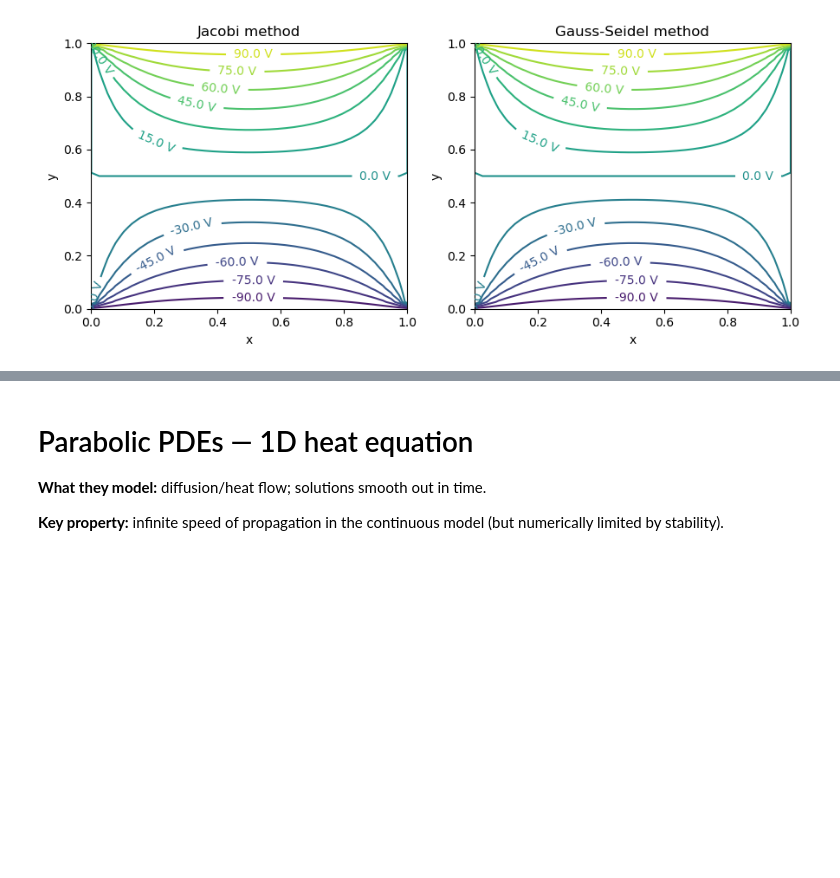
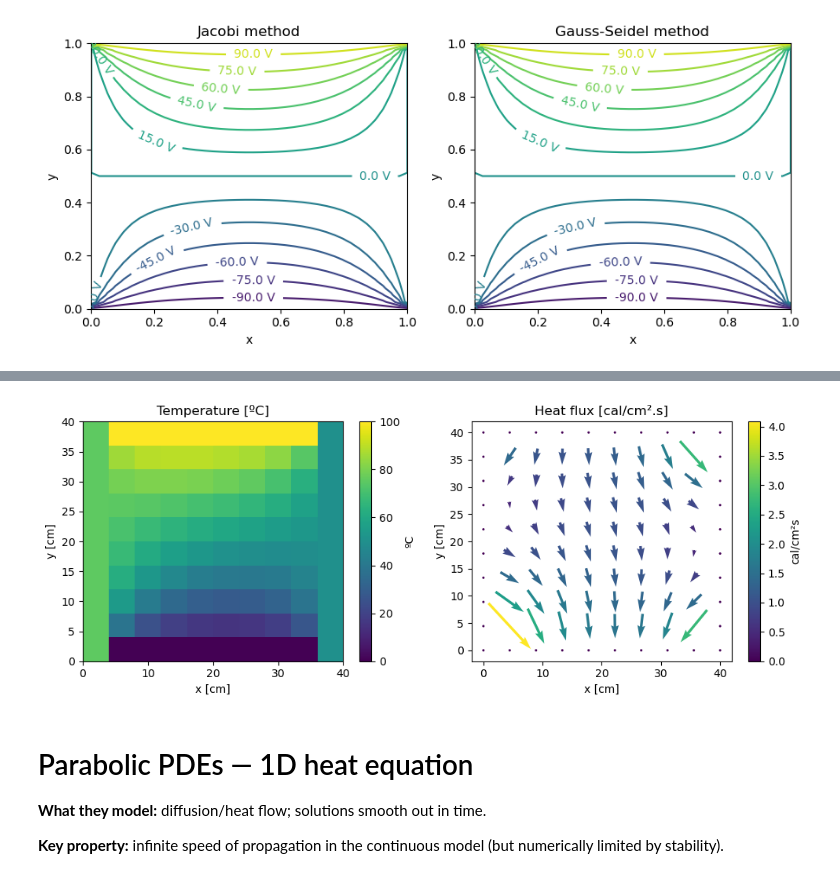
Before and after one commit to AlejandroRG03/computacion_master, a Jupyter notebook: USC-FCA-main/PDEs_notebook.ipynb, the cells around one changed output, grey strips where cells are left out. Drawn from its saved outputs; the diff is of its cells as text; code cells hidden in the pictures; blank space fills up the shorter version.

```diff
--- a/USC-FCA-main/PDEs_notebook.ipynb
+++ b/USC-FCA-main/PDEs_notebook.ipynb
@@ -753,3 +794,91 @@ Once the steady state is reached, Fourier’s law gives the heat fluxes in both
 q_x &= -k \frac{\partial T}{\partial x} \simeq -k \frac{T_{i,j+1} - T_{i,j-1}}{2h}, \\
 q_y &= -k \frac{\partial T}{\partial y} \simeq -k \frac{T_{i+1,j} - T_{i-1,j}}{2h}.
 \end{align}
+# %%
+import numpy as np
+import matplotlib.pyplot as plt
+
+def heat_step(T, bc_mask, bc_vals):
+
+    Tn = T.copy()
+    Tn[1:-1,1:-1] = 0.25*(T[1:-1,2:]+T[1:-1,:-2]+T[2:,1:-1]+T[:-2,1:-1])
+    Tn[bc_mask] = bc_vals[bc_mask]
+
+    return Tn
+
+def heat_fluxes(T,k, h):
+
+    qx = np.zeros_like(T); qy = np.zeros_like(T)
+
+    qx[1:-1,1:-1] = -k * (T[1:-1, 2:] - T[1:-1,:-2])/(2*h)
+    qy[1:-1, 1:-1] = -k * (T[2:, 1:-1] - T[:-2,1:-1])/(2*h)
+
+    return qx, qy
+
+L = 40 #cm
+n = 10
+h = L/(n-1)
+k = 0.49 #cal/s m ºC
+
+tol = 1e-8
+
+# Boundary conditions
+
+bc_mask = np.zeros([n,n], dtype=bool)
+bc_mask[-1,:] = True
+bc_mask[0,:] = True
+bc_mask[:,-1] = True
+bc_mask[:, 0] = True
+
+bc_vals = np.zeros([n,n])
+bc_vals[-1,:] = 100 # ºC
+bc_vals[0,:] = 0 # ºC
+bc_vals[:,0] = 75 # ºC
+bc_vals[:,-1] = 50 # ºC
+
+T0 = np.zeros([n,n])
+T = heat_step(T0, bc_mask, bc_vals)
+
+max_diff = np.max(np.abs(T-T0))
+iters = 0
+
+while max_diff > tol:
+    T0 = T.copy()
+    T = heat_step(T0, bc_mask, bc_vals)
+
+    max_diff = np.max(np.abs(T-T0))
+    iters += 1
+
+    if iters == 1e5:
+        print('Warning: max iterations reached')
+        break
+
+print(f'Computation converged after {iters} iterations')
+
+jx, jy = heat_fluxes(T,k,h)
+
+# ==== Plotting ==== #
+
+fig = plt.figure(figsize=(10,4))
+
+ax = [fig.add_subplot(1,2,i) for i in range(1,3)]
+
+fig.colorbar(ax[0].imshow(T[::-1], extent = [0,L,0,L], aspect='auto')).set_label('ºC') # Temperature
+
+x = y = np.linspace(0,L,n)
+X, Y = np.meshgrid(x,y)
+
+mag = np.sqrt(jx**2 + jy**2)
+
+fig.colorbar(ax[1].quiver(X, Y, jx,jy, mag, scale = 17, width = 0.01, pivot = 'mid')).set_label('cal/cm²s')
+
+
+ax[0].set_xlabel('x [cm]'); ax[1].set_xlabel('x [cm]')
+ax[0].set_ylabel('y [cm]'); ax[1].set_ylabel('y [cm]')
+
+ax[0].set_title('Temperature [ºC]'); ax[1].set_title('Heat flux [cal/cm².s]')
+
+
+fig.tight_layout()
+plt.show()
+# %% [output]
@@ -756,3 +886,4 @@ q_y &= -k \frac{\partial T}{\partial y} \simeq -k \frac{T_{i+1,j} - T_{i-1,j}}{2
+[figure, added]
 # %% [markdown]
 # Parabolic PDEs — 1D heat equation
 
```
Also changed, not shown: parts of 2 cells of this notebook.
